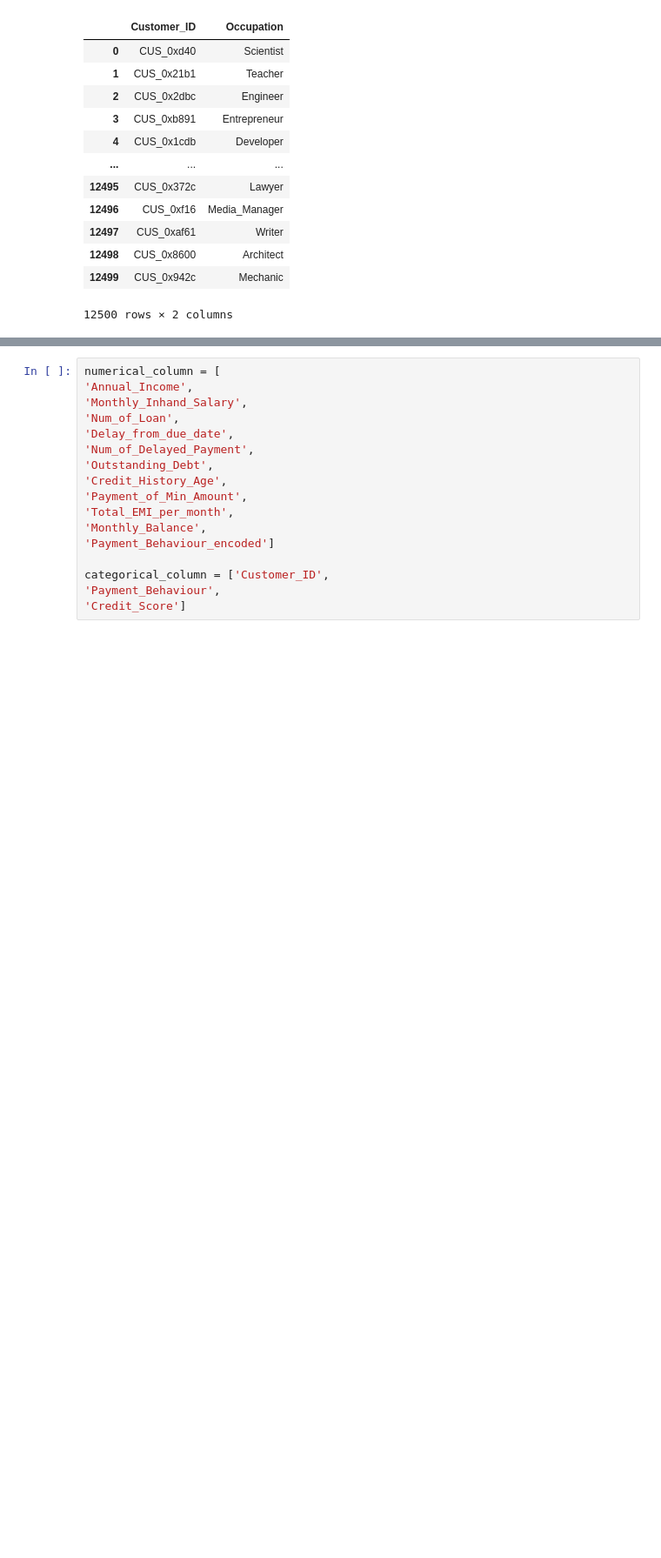
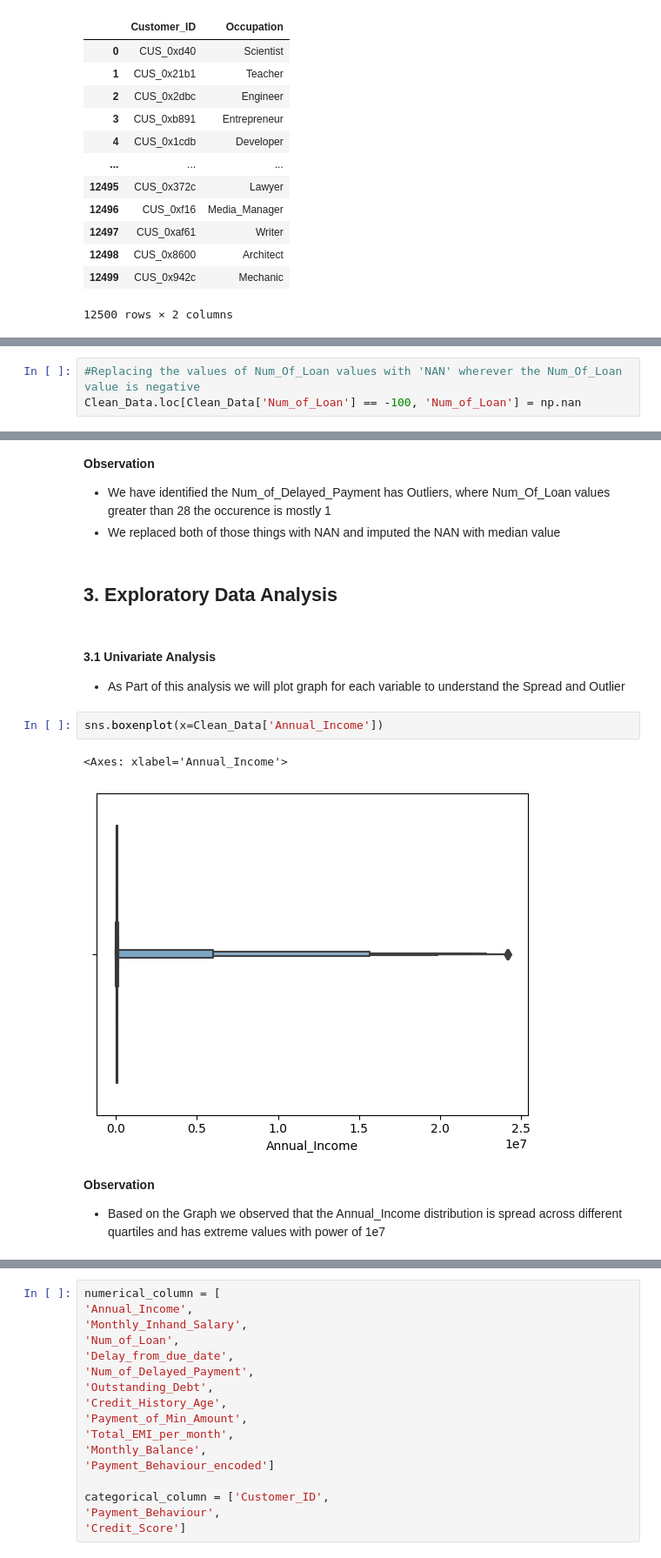
Before and after one commit to tanvimathur11/DDA, a Jupyter notebook: DDA_cleaning-Rough.ipynb, the cells around one changed output, grey strips where cells are left out. Shown at 87% size. Saved outputs shown, nothing was run; the diff lists cells and outputs as text; blank space fills up the shorter version.

```diff
--- a/DDA_cleaning-Rough.ipynb
+++ b/DDA_cleaning-Rough.ipynb
@@ -1239,0 +780,3 @@ memory usage: 21.1+ MB
+# %%
+#Replacing the values of Num_Of_Loan values with 'NAN' wherever the Num_Of_Loan value is negative
+Clean_Data.loc[Clean_Data['Num_of_Loan'] == -100, 'Num_of_Loan'] = np.nan
@@ -1239,0 +847,20 @@ memory usage: 21.1+ MB
+# %% [markdown]
+**Observation**
+
+* We have identified the Num_of_Delayed_Payment has Outliers, where Num_Of_Loan values greater than 28 the occurence is mostly 1
+* We replaced both of those things with NAN and imputed the NAN with median value
+# %% [markdown]
+## 3. Exploratory Data Analysis
+# %% [markdown]
+#### 3.1 Univariate Analysis
+
+* As Part of this analysis we will plot graph for each variable to understand the Spread and Outlier
+# %%
+sns.boxenplot(x=Clean_Data['Annual_Income'])
+# %% [output]
+<Axes: xlabel='Annual_Income'>
+[figure, added]
+# %% [markdown]
+**Observation**
+
+* Based on the Graph we observed that the  Annual_Income distribution is spread across different quartiles and has extreme values with power of 1e7
```
Also changed, not shown: parts of 264 cells of this notebook.
